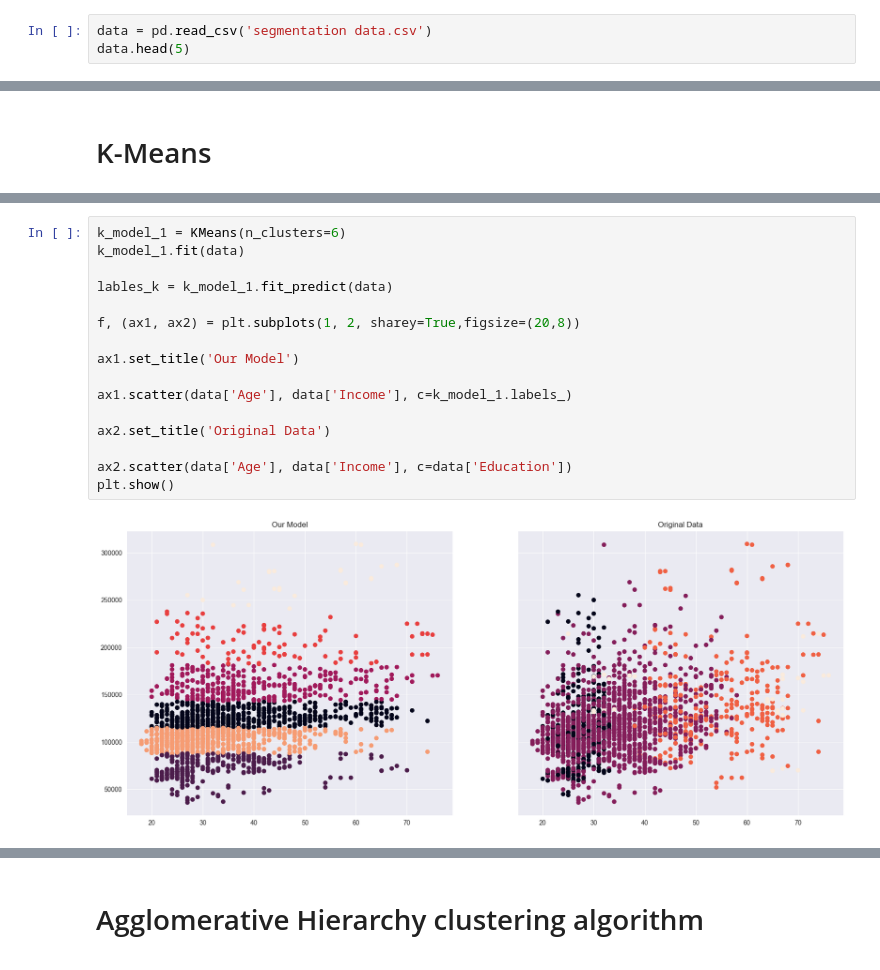
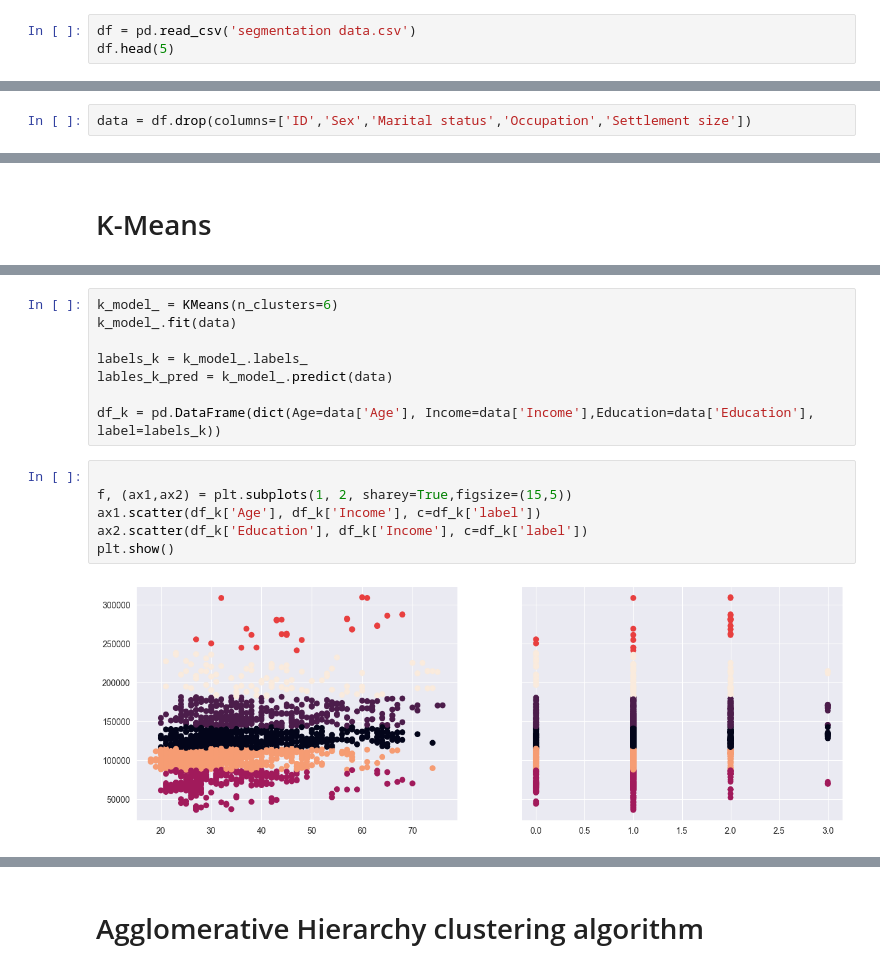
Before and after one commit to MysteryMan11/InternSavy, a Jupyter notebook: Task_3/t3_365datascience.ipynb, the cells around one changed output, grey strips where cells are left out. Saved outputs shown, nothing was run; the diff lists cells and outputs as text.

```diff
--- a/Task_3/t3_365datascience.ipynb
+++ b/Task_3/t3_365datascience.ipynb
@@ -39,8 +39,8 @@ pd.set_option('display.max_columns', None)
 # %% [markdown]
 # Data Cleaning & Pre-Processing
 # %%
-data = pd.read_csv('segmentation data.csv')
-data.head(5)
+df = pd.read_csv('segmentation data.csv')
+df.head(5)
 # %% [output]
 |  | ID | Sex | Marital status | Age | Education | Income | Occupation | Settlement size |
 | 0 | 100000001 | 0 | 0 | 67 | 2 | 124670 | 1 | 2 |
@@ -132,3 +132,5 @@ sns.pairplot(data)
 plt.show()
 # %% [output]
 [figure]
+# %%
+data = df.drop(columns=['ID','Sex','Marital status','Occupation','Settlement size'])
@@ -161,18 +178,16 @@ plt.plot(clusters_range,inertias, marker='o')
+# %%
+k_model_ = KMeans(n_clusters=6)
+k_model_.fit(data)
+
+labels_k = k_model_.labels_
+lables_k_pred = k_model_.predict(data)
+
+df_k = pd.DataFrame(dict(Age=data['Age'], Income=data['Income'],Education=data['Education'], label=labels_k))
 # %%
-k_model_1 = KMeans(n_clusters=6)
-k_model_1.fit(data)
 
-lables_k = k_model_1.fit_predict(data)
-
-f, (ax1, ax2) = plt.subplots(1, 2, sharey=True,figsize=(20,8))
-
-ax1.set_title('Our Model')
-
-ax1.scatter(data['Age'], data['Income'], c=k_model_1.labels_)
-
-ax2.set_title('Original Data')
-
-ax2.scatter(data['Age'], data['Income'], c=data['Education'])
+f, (ax1,ax2) = plt.subplots(1, 2, sharey=True,figsize=(15,5))
+ax1.scatter(df_k['Age'], df_k['Income'], c=df_k['label'])
+ax2.scatter(df_k['Education'], df_k['Income'], c=df_k['label'])
 plt.show()
 # %% [output]
-[figure, old version]
+[figure, new version]
```
Also changed, not shown: parts of 41 cells of this notebook.
